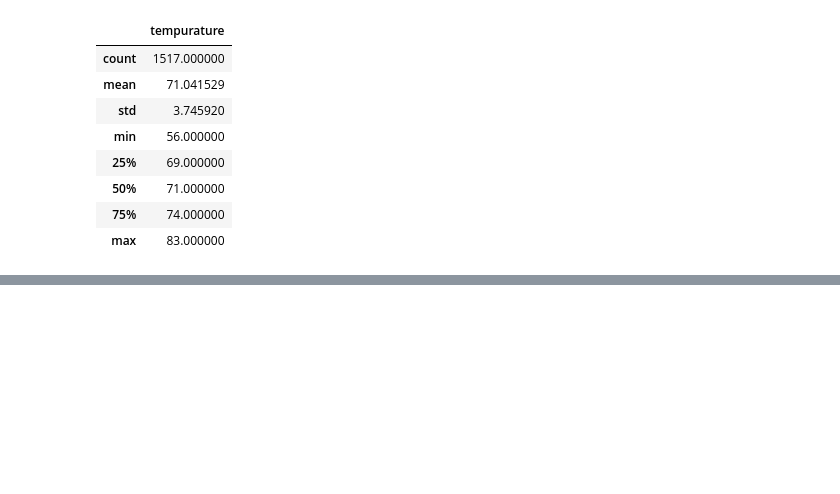
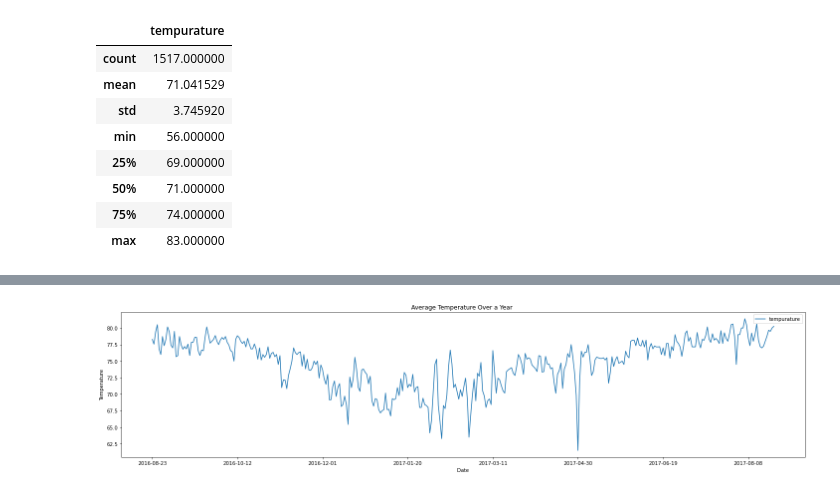
Before and after one commit to arosas17/surfs_up, a Jupyter notebook: SurfsUp_Challenge.ipynb, the cells around one changed output, grey strips where cells are left out. Cells and saved outputs as stored; diff of their text form; code cells hidden in the pictures; blank space fills up the shorter version.

Commit message:
Added New queries to challenge, added images, and fixed some minor issues

```diff
--- a/SurfsUp_Challenge.ipynb
+++ b/SurfsUp_Challenge.ipynb
@@ -162,0 +195,10 @@ dec_summary
+# %%
+# Filtering the Data further so it only takes into account a year
+prev_year = dt.date(2017, 8, 23) - dt.timedelta(days=365)
+temps_year = session.query(Measurement.date, Measurement.tobs).\
+filter(Measurement.date >= prev_year).all()
+# %%
+# Create Data frame from previous list
+temps_year_df = pd.DataFrame(temps_year, columns=['date', 'tempurature'])
+
+temps_year_df
@@ -162,0 +219,3 @@ dec_summary
+# %%
+ave_temps_year_df = temps_year_df.groupby(["date"]).mean()['tempurature']
+ave_temps_year_df
@@ -162,0 +236,13 @@ dec_summary
+# %%
+
+
+ave_temps_year_df.plot(figsize=(20, 5))
+plt.legend()
+plt.xlabel("Date")
+plt.ylabel("Temperature")
+plt.title('Average Temperature Over a Year ')
+
+plt.tight_layout()
+plt.savefig("images/ave_temp_year.png")
+# %% [output]
+[figure, added]
```
Also changed, not shown: parts of 16 cells of this notebook, 4 other files.
